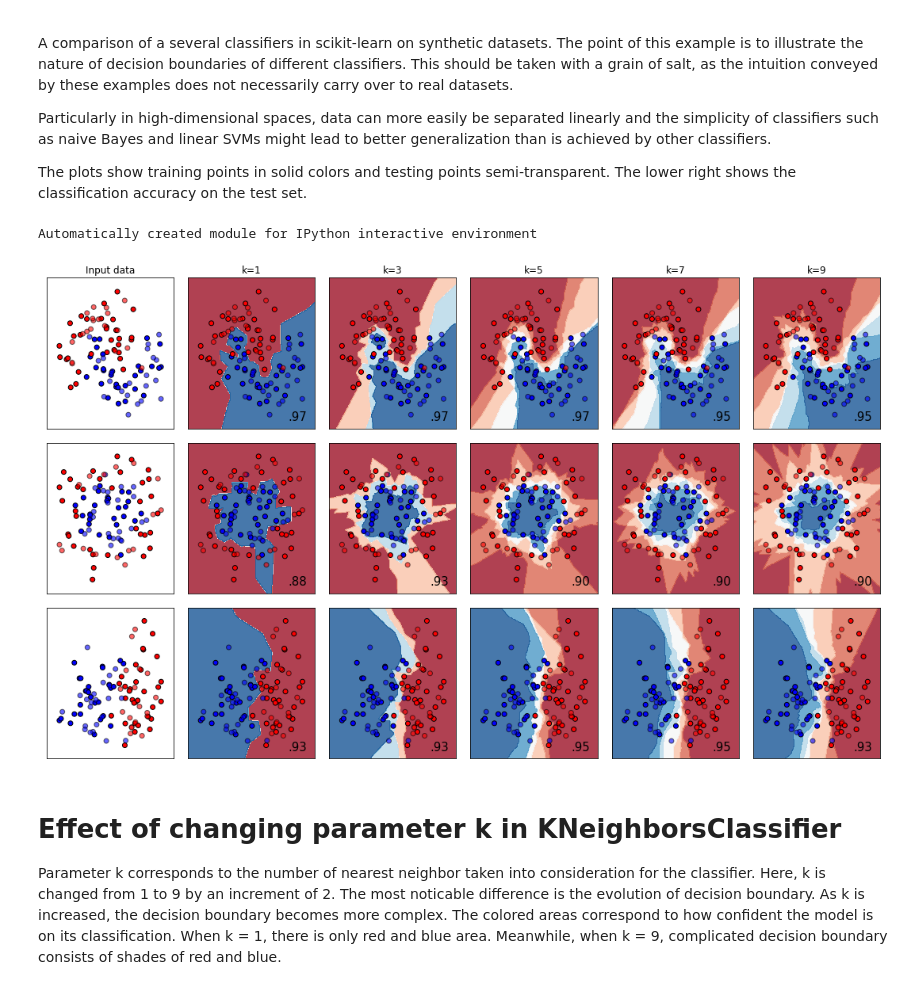
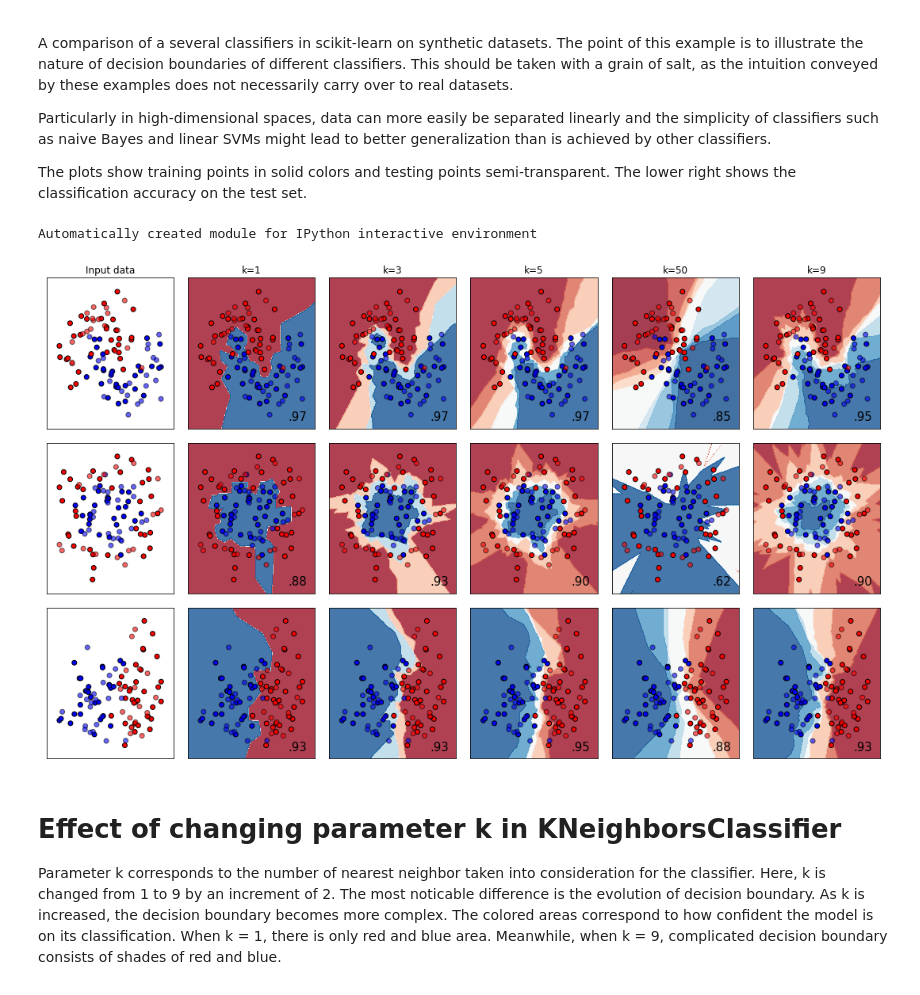
Before and after one commit to ryamada22/JD_lectures, a Jupyter notebook: Nov11/20191111_Assignment_Wibi.ipynb, the cells around one changed output. Cells and saved outputs as stored; diff of their text form; code cells hidden in the pictures.

```diff
--- a/Nov11/20191111_Assignment_Wibi.ipynb
+++ b/Nov11/20191111_Assignment_Wibi.ipynb
@@ -37,12 +37,12 @@ from sklearn.neighbors import KNeighborsClassifier
 
 h = .02  # step size in the mesh
 
-names = ["k=1", "k=3", "k=5", "k=7", 'k=9']
+names = ["k=1", "k=3", "k=5", "k=50", 'k=9']
 
 classifiers = [KNeighborsClassifier(1),
                KNeighborsClassifier(3),
                KNeighborsClassifier(5),
-               KNeighborsClassifier(7),
+               KNeighborsClassifier(50),
                KNeighborsClassifier(9)]
 
 X, y = make_classification(n_features=2, n_redundant=0, n_informative=2,
@@ -100,34 +100,34 @@ for ds_cnt, ds in enumerate(datasets):
         if hasattr(clf, "decision_function"):
             Z = clf.decision_function(np.c_[xx.ravel(), yy.ravel()])
         else:
             Z = clf.predict_proba(np.c_[xx.ravel(), yy.ravel()])[:, 1]
 
         # Put the result into a color plot
         Z = Z.reshape(xx.shape)
         ax.contourf(xx, yy, Z, cmap=cm, alpha=.8)
 
         # Plot the training points
         ax.scatter(X_train[:, 0], X_train[:, 1], c=y_train, cmap=cm_bright,
                    edgecolors='k')
         # Plot the testing points
         ax.scatter(X_test[:, 0], X_test[:, 1], c=y_test, cmap=cm_bright,
                    edgecolors='k', alpha=0.6)
 
         ax.set_xlim(xx.min(), xx.max())
         ax.set_ylim(yy.min(), yy.max())
         ax.set_xticks(())
         ax.set_yticks(())
         if ds_cnt == 0:
             ax.set_title(name)
         ax.text(xx.max() - .3, yy.min() + .3, ('%.2f' % score).lstrip('0'),
                 size=15, horizontalalignment='right')
         i += 1
 
 plt.tight_layout()
 plt.show()
 # %% [output]
 Automatically created module for IPython interactive environment
-[figure, old version]
+[figure, new version]
 # %% [markdown]
 # Effect of changing parameter k in KNeighborsClassifier
 Parameter k corresponds to the number of nearest neighbor taken into consideration for the classifier. Here, k is changed from 1 to 9 by an increment of 2. The most noticable difference is the evolution of decision boundary. As k is increased, the decision boundary becomes more complex. The colored areas correspond to how confident the model is on its classification. When k = 1, there is only red and blue area. Meanwhile, when k = 9, complicated decision boundary consists of shades of red and blue.
```
Also changed, not shown: 7 other files.
